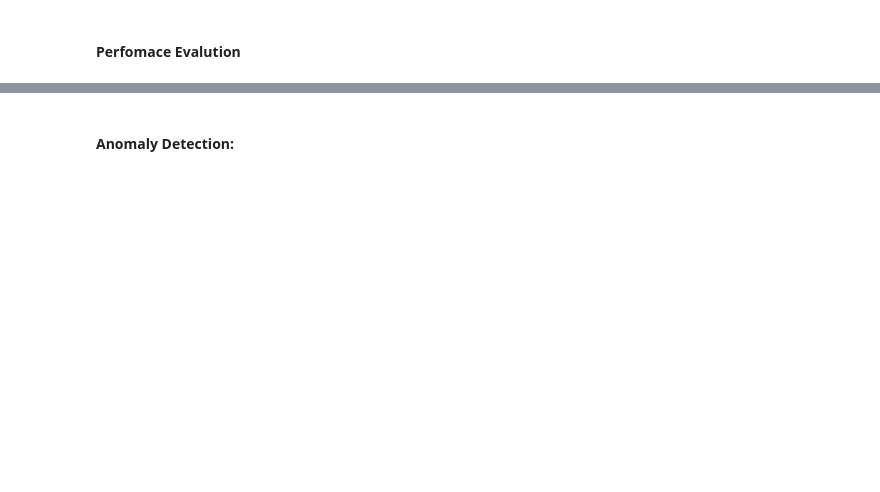
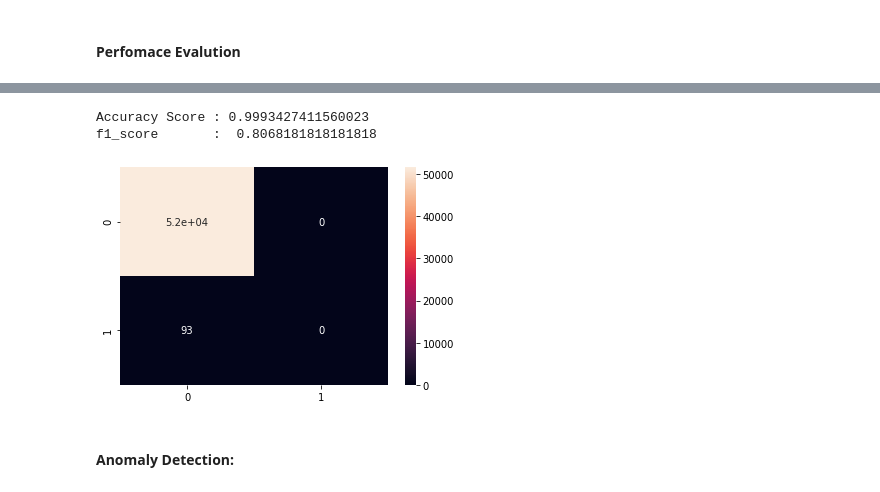
Before and after one commit to kaleshkk/AI-projects, a Jupyter notebook: Project 2/Finance.ipynb, the cells around one changed output, grey strips where cells are left out. Saved outputs shown, nothing was run; the diff lists cells and outputs as text; code cells hidden in the pictures; blank space fills up the shorter version.

```diff
--- a/Project 2/Finance.ipynb
+++ b/Project 2/Finance.ipynb
@@ -650,0 +767,25 @@ print("f1_score       : ", f1)
+# %%
+df_train = copy.deepcopy(df_train_original)
+df_test = copy.deepcopy(df_test_original)
+
+df_train.drop(['Time','Amount'], axis=1, inplace=True)
+df_test.drop(['Time','Amount'], axis=1, inplace=True)
+df_train.dropna(inplace=True)
+df_test.dropna(inplace=True)
+
+y_train = df_train.pop('Class')
+X_train = df_train
+y_test = df_test.pop('Class')
+X_test = df_test
+
+# oversampling tarin data
+oversample = RandomOverSampler(sampling_strategy='minority')
+
+# fit and apply the transform
+X_train_over, y_train_over = oversample.fit_resample(X_train, y_train)
+# %%
+model = model_building("SGD", 0.2, 0.4)
+
+logdir="logs/fit/"+ datetime.now().strftime("%Y%m%d-%H%M%S")
+tensorboard_callback = tf.keras.callbacks.TensorBoard(log_dir=logdir)
+history = model.fit(X_train, y_train, epochs=10, batch_size=10, validation_data=(X_test, y_test))
@@ -651,3 +813,22 @@ print("f1_score       : ", f1)
+# %%
+# ann_predictions = model_building().predict(X_test)
+ann_predictions = model.predict(X_test, verbose=0)
+yhat_classes = model.predict_classes(X_test, verbose=0)
+yhat_probs = ann_predictions[:, 0]
+yhat_classes = yhat_classes[:, 0]
+
+accuracy = accuracy_score(y_test, yhat_classes)
+f1 = f1_score(y_test, yhat_classes)
+
+cm = tf.math.confusion_matrix(labels=y_test, predictions=ann_predictions, num_classes=2)
+sns.heatmap(cm, annot=True)
+
+print("Accuracy Score :", accuracy)
+print("f1_score       : ", f1)
+# %% [output]
+Accuracy Score : 0.9993427411560023
+f1_score       :  0.8068181818181818
+[figure, added]
 # %% [markdown]
 #### Anomaly Detection:
 # %%
```
Also changed, not shown: parts of 41 cells of this notebook.
